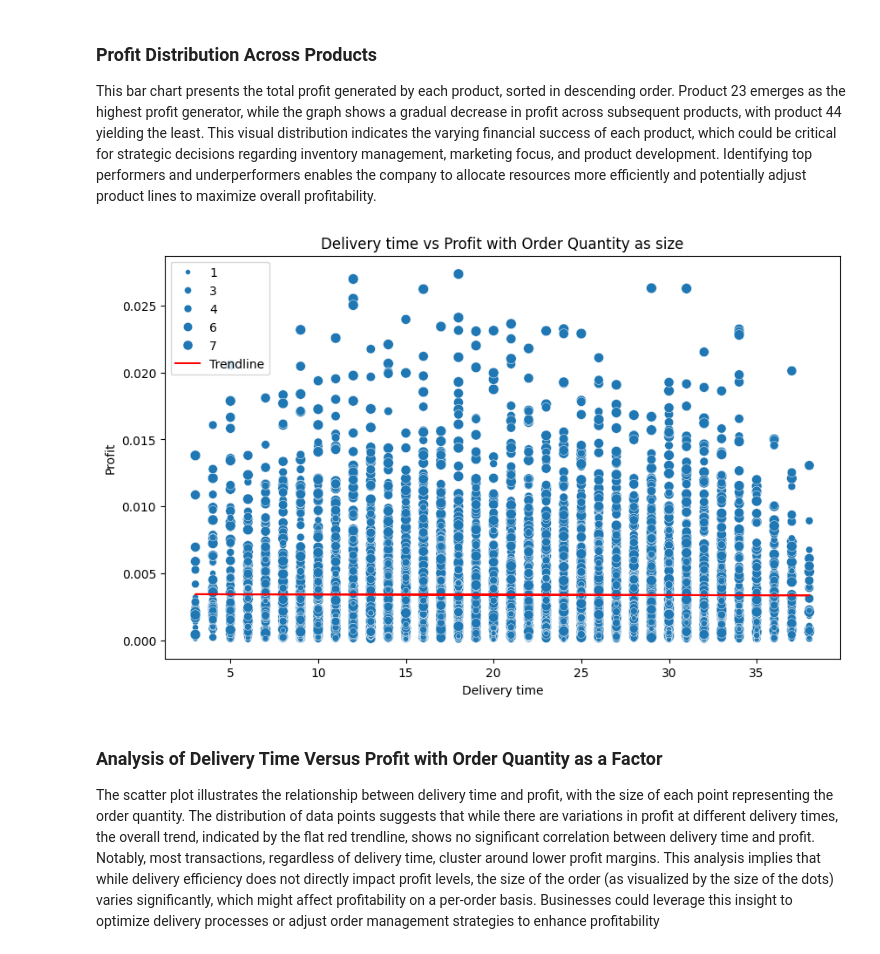
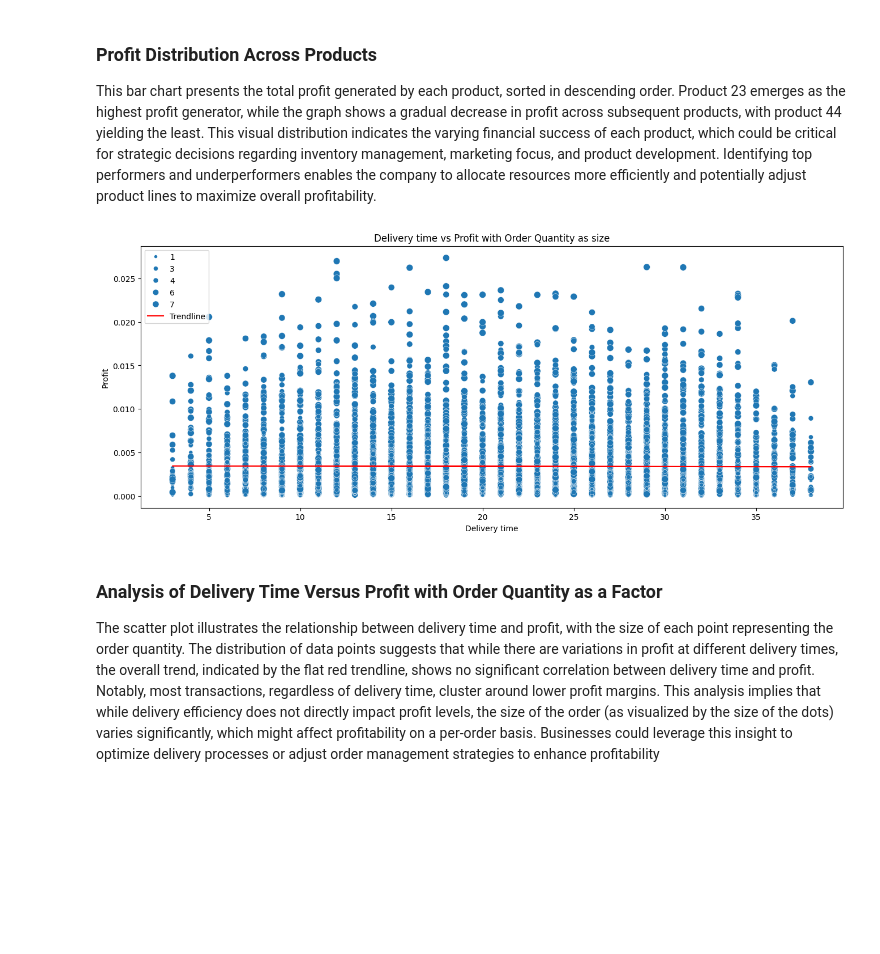
Before and after one commit to NataliaMikh/supply-chain-analysis, a Jupyter notebook: main.ipynb, the cells around one changed output. Cells and saved outputs as stored; diff of their text form; code cells hidden in the pictures; blank space fills up the shorter version.

```diff
--- a/main.ipynb
+++ b/main.ipynb
@@ -465,19 +465,19 @@ This bar chart presents the total profit generated by each product, sorted in de
 # %%
 # ScatterPlot Delivery time vs Profit with Order Quantity as size
 coefficients = np.polyfit(df['Delivery_time'], df['Profit'], 1)
 trendline = np.polyval(coefficients, df['Delivery_time'])
 
 
-plt.figure(figsize=(10, 6))
+plt.figure(figsize=(16, 6))
 sns.scatterplot(x='Delivery_time', y='Profit', size='Order Quantity', data=df)
 plt.plot(df['Delivery_time'], trendline, color='red', label='Trendline')
 plt.title('Delivery time vs Profit with Order Quantity as size')
 plt.xlabel('Delivery time')
 plt.ylabel('Profit')
 plt.legend()
 plt.show()
 # %% [output]
-[figure, old version]
+[figure, new version]
 # %% [markdown]
 ### **Analysis of Delivery Time Versus Profit with Order Quantity as a Factor**
 
```
Also changed, not shown: parts of 4 cells of this notebook, 14 other files.
